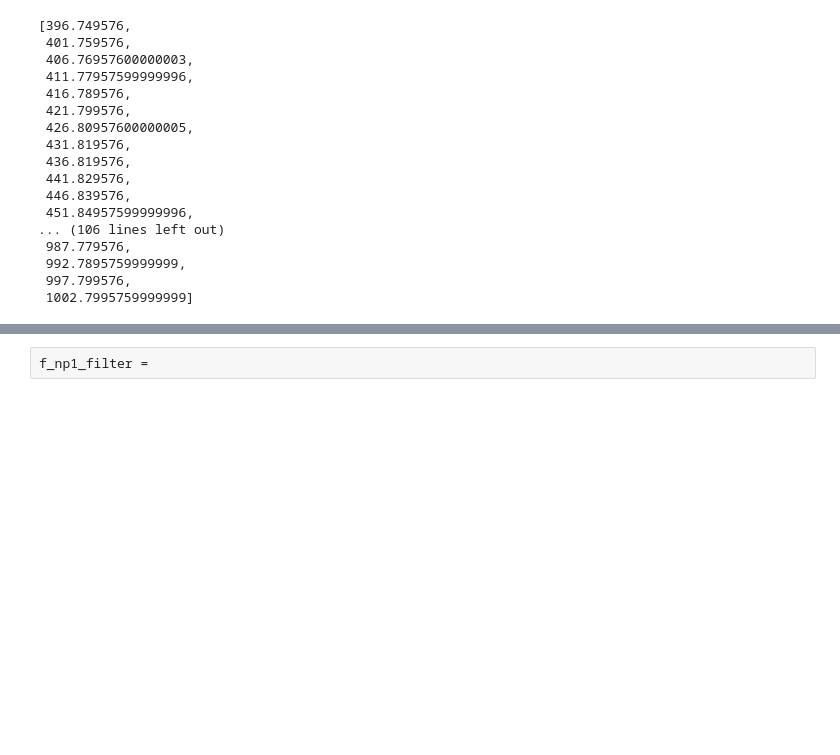
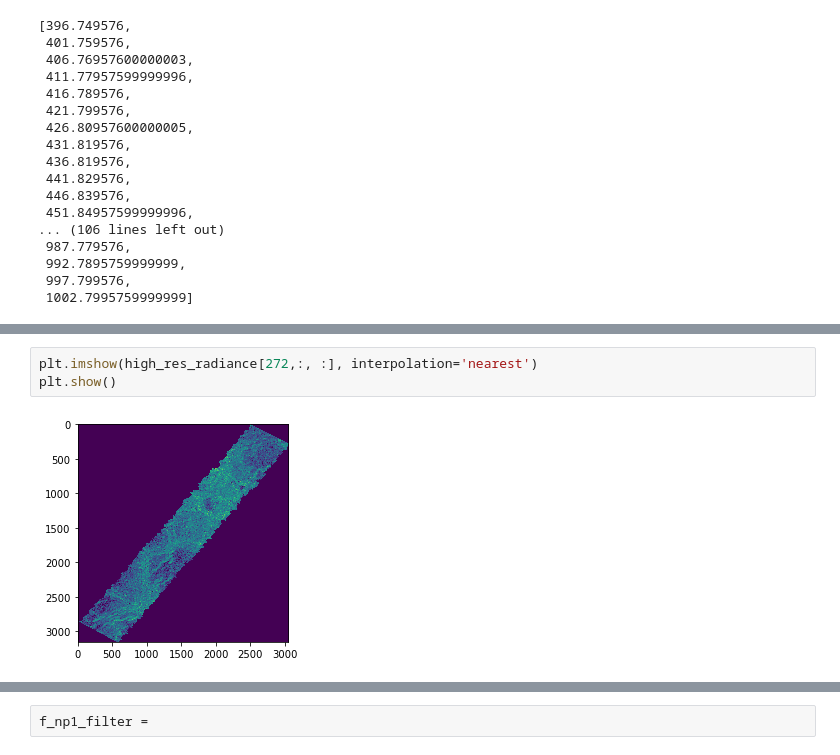
Before and after one commit to wenquchen/hytools, a Jupyter notebook: combine_numpy_file.ipynb, the cells around one changed output, grey strips where cells are left out. Drawn from its saved outputs; the diff is of its cells as text; blank space fills up the shorter version.

```diff
--- a/combine_numpy_file.ipynb
+++ b/combine_numpy_file.ipynb
@@ -130,0 +94,5 @@ plt.show()
+# %%
+plt.imshow(high_res_radiance[272,:, :], interpolation='nearest')
+plt.show()
+# %% [output]
+[figure, added]
```
Also changed, not shown: parts of 14 cells of this notebook, 2 other files.
